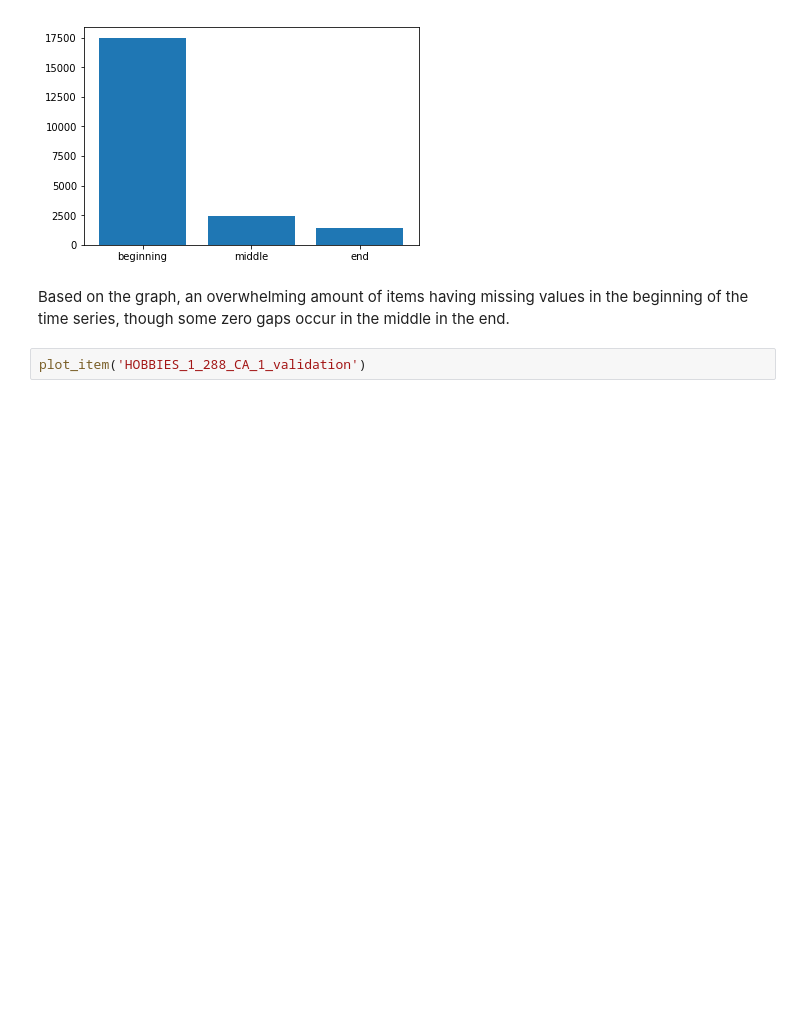
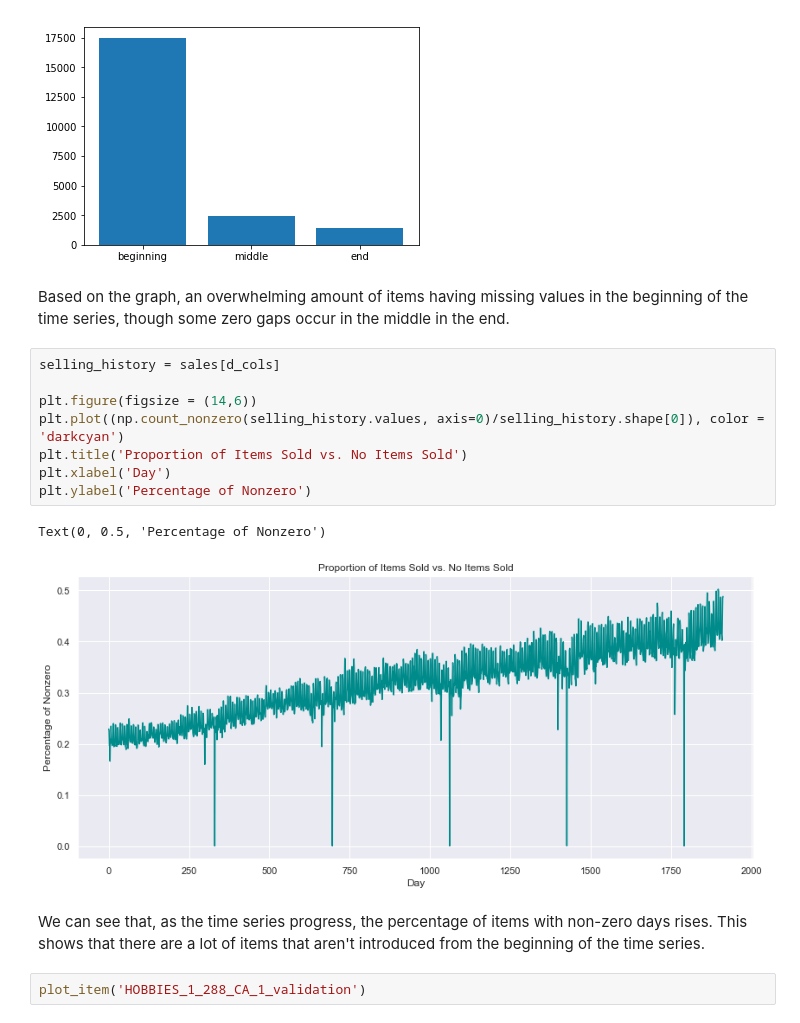
Before and after one commit to Luke-Gray/M5-Accuracy, a Jupyter notebook: M5 Basic EDA.ipynb, the cells around one changed output. Cells and saved outputs as stored; diff of their text form; blank space fills up the shorter version.

```diff
--- a/M5 Basic EDA.ipynb
+++ b/M5 Basic EDA.ipynb
@@ -180,6 +180,19 @@ plt.bar(totals.keys(), totals.values())
 [figure]
 # %% [markdown]
 Based on the graph, an overwhelming amount of items having missing values in the beginning of the time series, though some zero gaps occur in the middle in the end.
+# %%
+selling_history = sales[d_cols]
+
+plt.figure(figsize = (14,6))
+plt.plot((np.count_nonzero(selling_history.values, axis=0)/selling_history.shape[0]), color = 'darkcyan')
+plt.title('Proportion of Items Sold vs. No Items Sold')
+plt.xlabel('Day')
+plt.ylabel('Percentage of Nonzero')
+# %% [output]
+Text(0, 0.5, 'Percentage of Nonzero')
+[figure, added]
+# %% [markdown]
+We can see that, as the time series progress, the percentage of items with non-zero days rises. This shows that there are a lot of items that aren't introduced from the beginning of the time series.
 # %%
 plot_item('HOBBIES_1_288_CA_1_validation')
 # %% [output]
```
Also changed, not shown: parts of 2 cells of this notebook.
